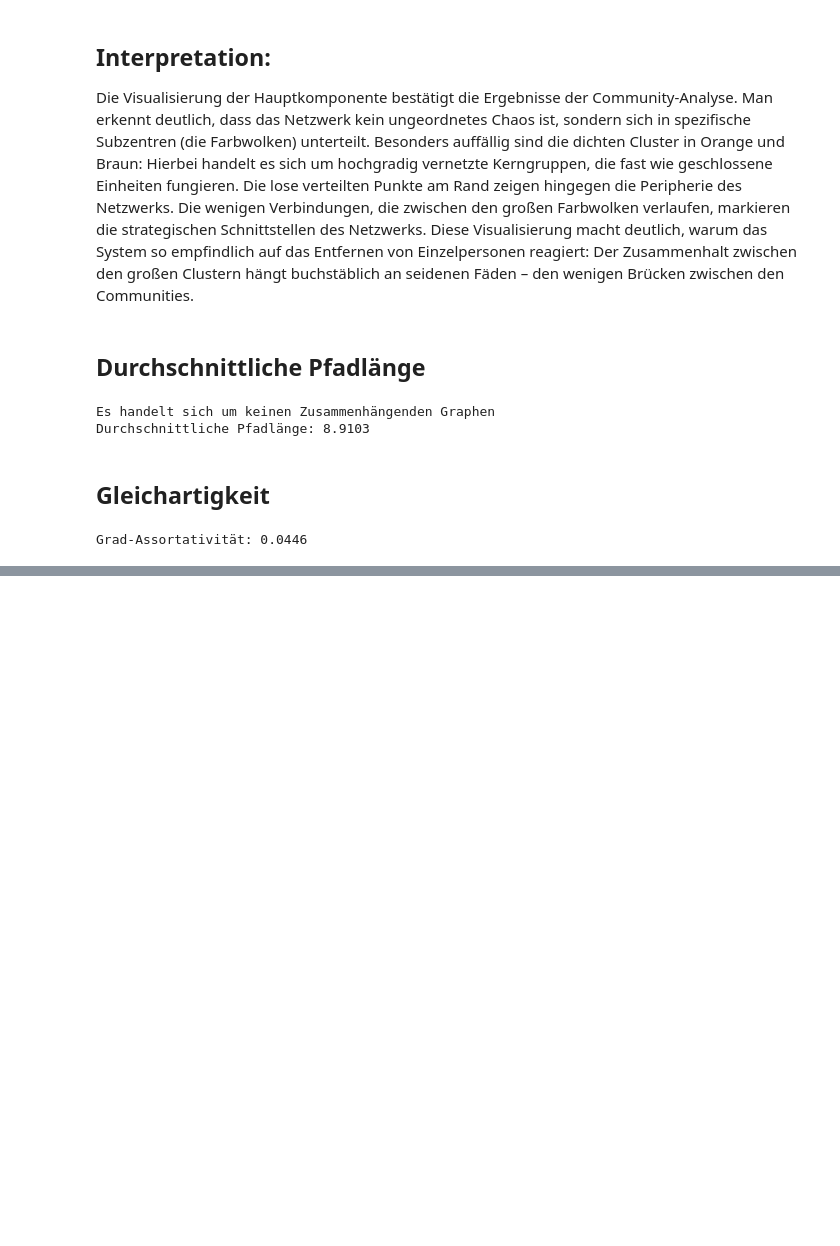
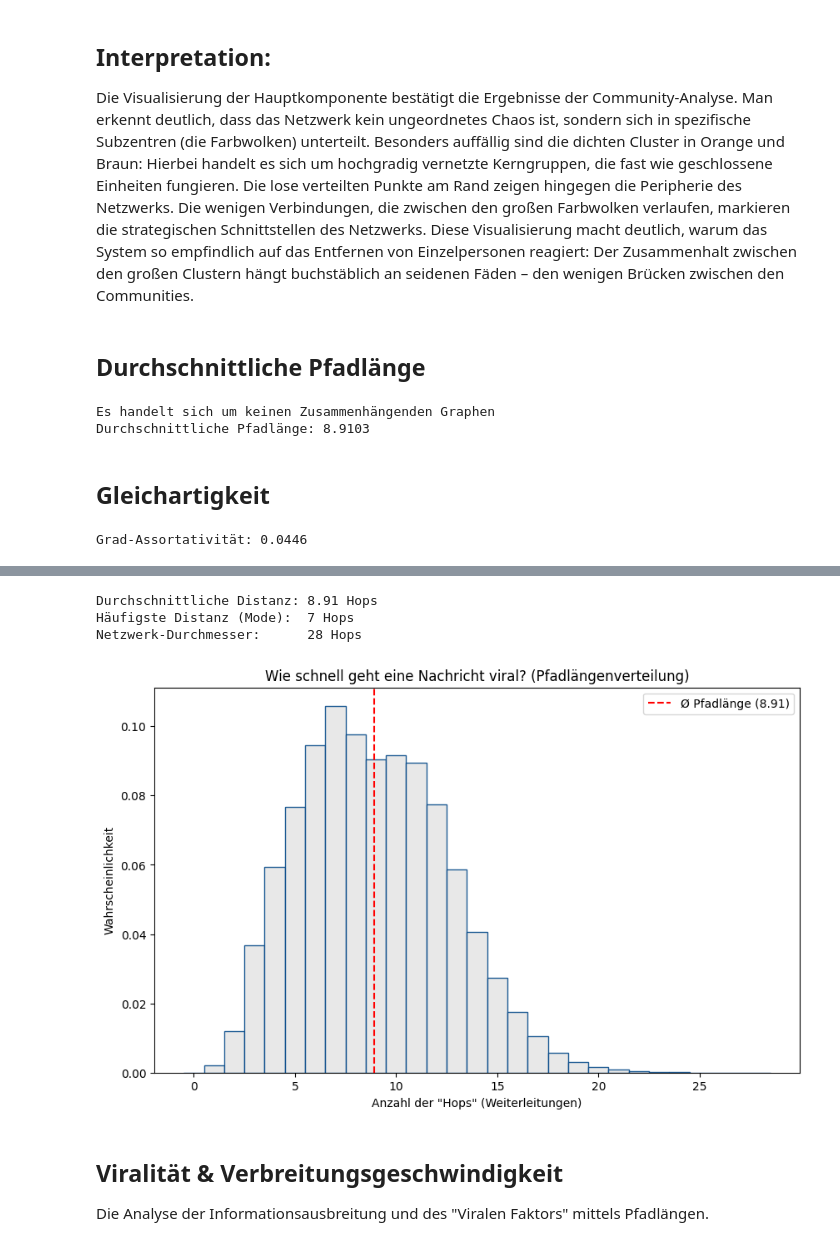
Before and after one commit to thodotpro/ws25_network, a Jupyter notebook: 25W-NWS-Aufgabenstellung_8271.ipynb, the cells around one changed output, grey strips where cells are left out. Cells and saved outputs as stored; diff of their text form; code cells hidden in the pictures; blank space fills up the shorter version.

Commit message:
viral

```diff
--- a/25W-NWS-Aufgabenstellung_8271.ipynb
+++ b/25W-NWS-Aufgabenstellung_8271.ipynb
@@ -437,3 +451,52 @@ Grad-Assortativität: 0.0446
+# %%
+import scipy.stats as stats
+
+# Wir nutzen den größten zusammenhängenden Teilgraphen (Giant Component)
+# Falls G_giant_only nicht mehr im Speicher ist, erstellen wir es sicherheitshalber neu
+if not nx.is_connected(G):
+    largest_cc_nodes = max(nx.connected_components(G), key=len)
+    G_viral = G.subgraph(largest_cc_nodes).copy()
+else:
+    G_viral = G.copy()
+
+# 1. Berechnung aller kürzesten Pfade (kann bei >5k Knoten dauern, hier aber ok)
+# Wir nutzen eine effiziente Methode für ungewichtete Graphen
+lengths = dict(nx.all_pairs_shortest_path_length(G_viral))
+all_distances = []
+
+for source, targets in lengths.items():
+    for target, distance in targets.items():
+        if source != target: # Keine Selbst-Referenzen
+            all_distances.append(distance)
+
+# 2. Statistische Kennzahlen mit Scipy
+mode_dist = stats.mode(all_distances, keepdims=True)[0][0]
+mean_dist = np.mean(all_distances)
+diameter = np.max(all_distances)
+
+print(f"Durchschnittliche Distanz: {mean_dist:.2f} Hops")
+print(f"Häufigste Distanz (Mode):  {mode_dist} Hops")
+print(f"Netzwerk-Durchmesser:      {diameter} Hops")
+
+# 3. Visualisierung
+plt.figure(figsize=(10, 6))
+plt.hist(all_distances, bins=range(0, diameter + 2), density=True,
+         color='#E6E6E6', edgecolor='#084B8A', alpha=0.9, align='left')
+
+plt.axvline(mean_dist, color='red', linestyle='--', label=f'Ø Pfadlänge ({mean_dist:.2f})')
+plt.title('Wie schnell geht eine Nachricht viral? (Pfadlängenverteilung)')
+plt.xlabel('Anzahl der "Hops" (Weiterleitungen)')
+plt.ylabel('Wahrscheinlichkeit')
+plt.legend()
+plt.show()
+# %% [output]
+Durchschnittliche Distanz: 8.91 Hops
+Häufigste Distanz (Mode):  7 Hops
+Netzwerk-Durchmesser:      28 Hops
+[figure, added]
+# %% [markdown]
+## Viralität & Verbreitungsgeschwindigkeit
+Die Analyse der Informationsausbreitung und des "Viralen Faktors" mittels Pfadlängen.
 # %% [markdown]
 ## Übergreifende Interpretation und finales Resümee
 
```
Also changed, not shown: parts of 16 cells of this notebook, 4 other files.
